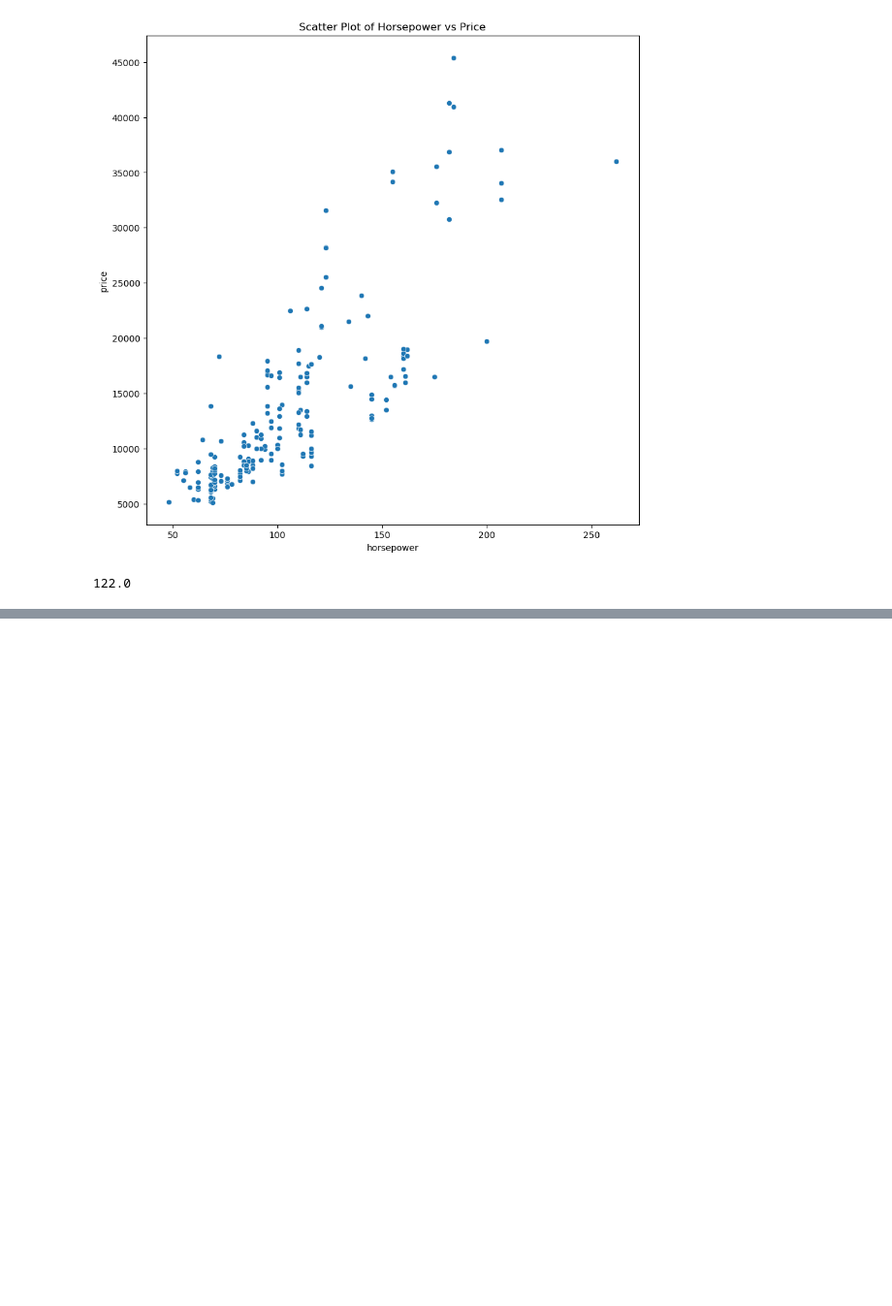
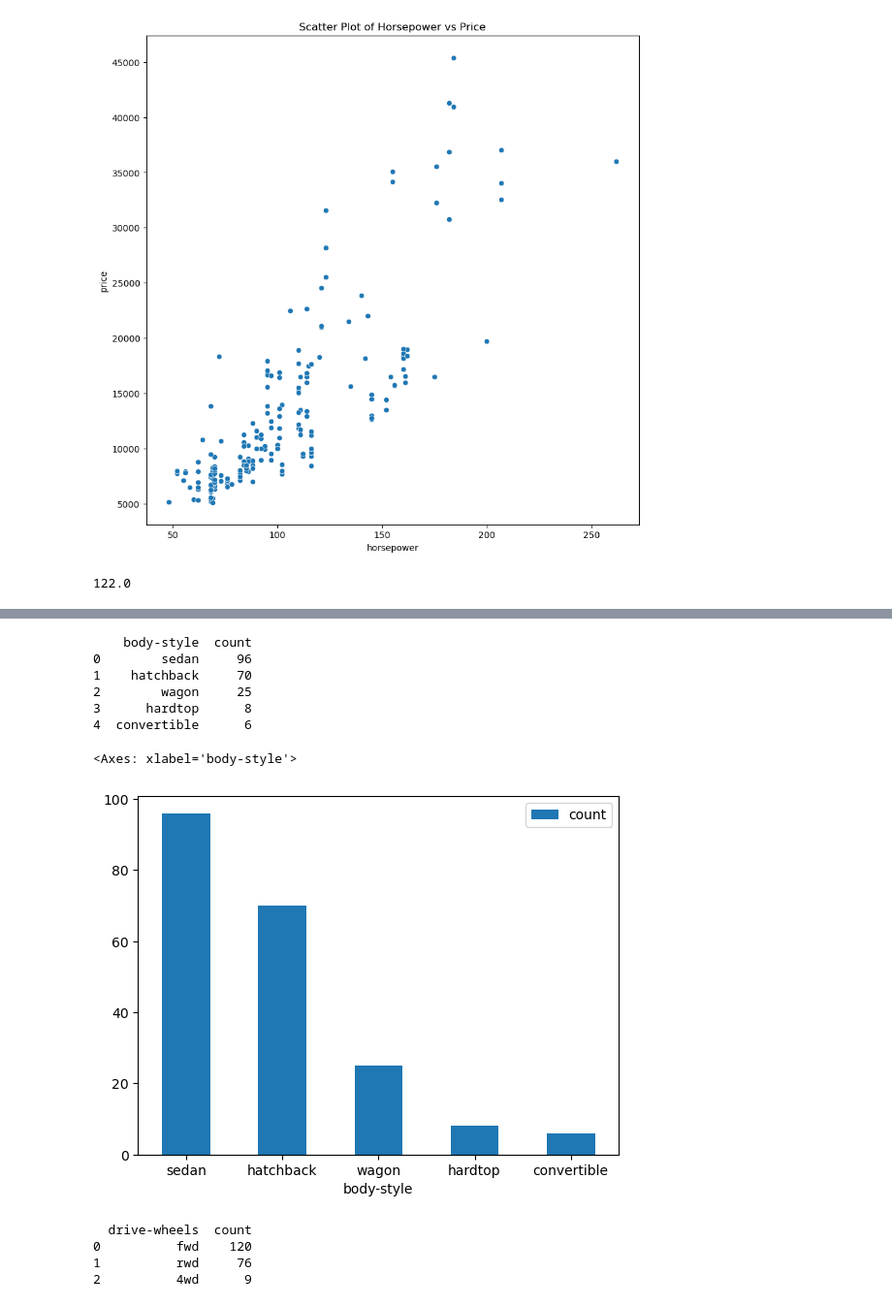
Before and after one commit to elliotbabilonia/automobile-project, a Jupyter notebook: code.ipynb, the cells around one changed output, grey strips where cells are left out. Shown at 97% size. Drawn from its saved outputs; the diff is of its cells as text; code cells hidden in the pictures; blank space fills up the shorter version.

```diff
--- a/code.ipynb
+++ b/code.ipynb
@@ -154,0 +174,24 @@ automobile.data.features['normalized-losses'].mean()
+# %%
+body_style_counts=automobile.data.features['body-style'].value_counts().reset_index()
+# %%
+print(body_style_counts)
+# %% [output]
+    body-style  count
+0        sedan     96
+1    hatchback     70
+2        wagon     25
+3      hardtop      8
+4  convertible      6
+# %%
+body_style_counts.plot.bar(x='body-style',y='count', rot=0)
+# %% [output]
+<Axes: xlabel='body-style'>
+[figure, added]
+# %%
+drive_wheels_counts=automobile.data.features['drive-wheels'].value_counts().reset_index()
+print(drive_wheels_counts)
+# %% [output]
+  drive-wheels  count
+0          fwd    120
+1          rwd     76
+2          4wd      9
```
Also changed, not shown: parts of 12 cells of this notebook, 1 other file.
